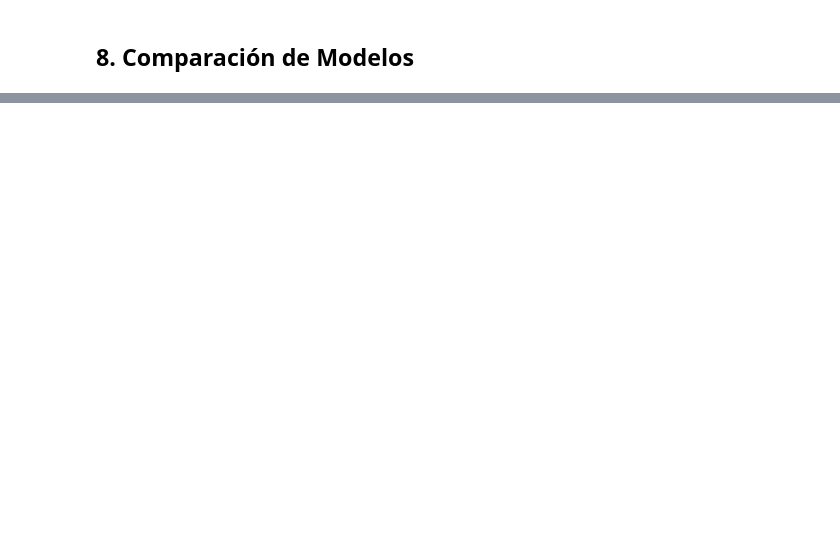
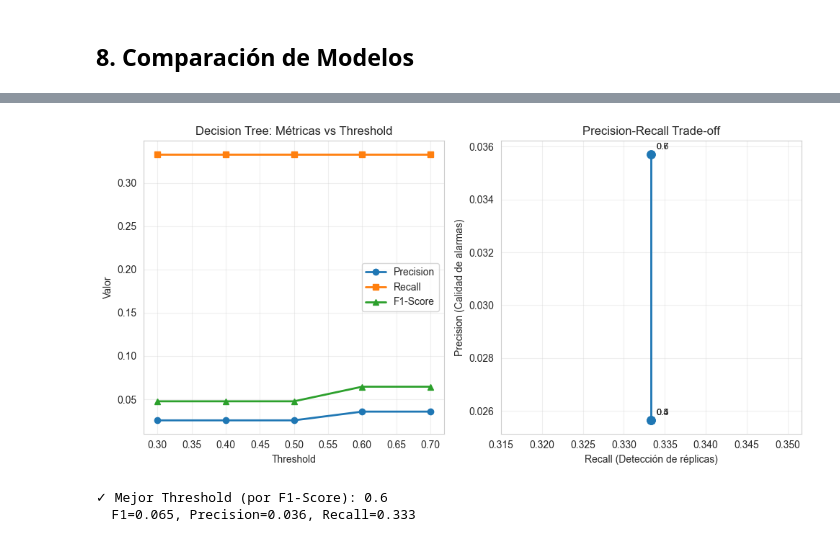
Before and after one commit to luttidano/proy-ml-sismos, a Jupyter notebook: 4ta_etapa_modelado/1_entrenamiento_etapa1.ipynb, the cells around one changed output, grey strips where cells are left out. Cells and saved outputs as stored; diff of their text form; code cells hidden in the pictures; blank space fills up the shorter version.

```diff
--- a/4ta_etapa_modelado/1_entrenamiento_etapa1.ipynb
+++ b/4ta_etapa_modelado/1_entrenamiento_etapa1.ipynb
@@ -91,11 +91,17 @@ Porcentaje con réplica: 10.6%
 
 **Nota:** No usamos oversampling (SMOTE) ni balanceo manual de clases. En su lugar, configuramos `class_weight='balanced'` en los modelos para que automáticamente den más peso a la clase minoritaria.
 # %%
-# Split temporal: 70% entrenamiento (eventos antiguos), 30% prueba (eventos recientes)
-train, test = split_temporal(etapa1, col_fecha='Date(UTC)', porcentaje_train=0.7)
+# Split temporal: 60% entrenamiento (eventos antiguos), 40% prueba (eventos recientes)
+# Ajustado de 70/30 a 60/40 para asegurar más casos positivos en test
+train, test = split_temporal(etapa1, col_fecha='Date(UTC)', porcentaje_train=0.6)
 
 # Verificar balance en cada conjunto
-print('\nBalance en Train:')
-print(train['existe_replica_fuerte'].value_counts(normalize=True))
-print('\nBalance en Test:')
-print(test['existe_replica_fuerte'].value_counts(normalize=True))
+print(f'\nTrain: {len(train)} eventos')
+print('Balance en Train:')
+print(train['existe_replica_fuerte'].value_counts())
+print(f"Positivos: {train['existe_replica_fuerte'].sum()} ({train['existe_replica_fuerte'].mean()*100:.1f}%)")
+
+print(f'\nTest: {len(test)} eventos')
+print('Balance en Test:')
+print(test['existe_replica_fuerte'].value_counts())
+print(f"Positivos: {test['existe_replica_fuerte'].sum()} ({test['existe_replica_fuerte'].mean()*100:.1f}%)")
@@ -232,0 +383,38 @@ plt.show()
+# %%
+# Visualizar trade-off Precision vs Recall
+plt.figure(figsize=(10, 5))
+
+plt.subplot(1, 2, 1)
+plt.plot(df_threshold_dt['threshold'], df_threshold_dt['precision'], 'o-', label='Precision', linewidth=2)
+plt.plot(df_threshold_dt['threshold'], df_threshold_dt['recall'], 's-', label='Recall', linewidth=2)
+plt.plot(df_threshold_dt['threshold'], df_threshold_dt['f1'], '^-', label='F1-Score', linewidth=2)
+plt.xlabel('Threshold')
+plt.ylabel('Valor')
+plt.title('Decision Tree: Métricas vs Threshold')
+plt.legend()
+plt.grid(True, alpha=0.3)
+
+plt.subplot(1, 2, 2)
+plt.plot(df_threshold_dt['recall'], df_threshold_dt['precision'], 'o-', linewidth=2, markersize=8)
+for i, th in enumerate(df_threshold_dt['threshold']):
+    plt.annotate(f'{th:.1f}',
+                (df_threshold_dt['recall'].iloc[i], df_threshold_dt['precision'].iloc[i]),
+                textcoords="offset points", xytext=(5,5), fontsize=9)
+plt.xlabel('Recall (Detección de réplicas)')
+plt.ylabel('Precision (Calidad de alarmas)')
+plt.title('Precision-Recall Trade-off')
+plt.grid(True, alpha=0.3)
+
+plt.tight_layout()
+plt.show()
+
+# Identificar mejor threshold por F1-Score
+mejor_idx = df_threshold_dt['f1'].idxmax()
+mejor_th = df_threshold_dt.loc[mejor_idx]
+
+print(f'\n✓ Mejor Threshold (por F1-Score): {mejor_th["threshold"]}')
+print(f'  F1={mejor_th["f1"]:.3f}, Precision={mejor_th["precision"]:.3f}, Recall={mejor_th["recall"]:.3f}')
+# %% [output]
+[figure, added]
+✓ Mejor Threshold (por F1-Score): 0.6
+  F1=0.065, Precision=0.036, Recall=0.333
```
Also changed, not shown: parts of 30 cells of this notebook, 12 other files.
